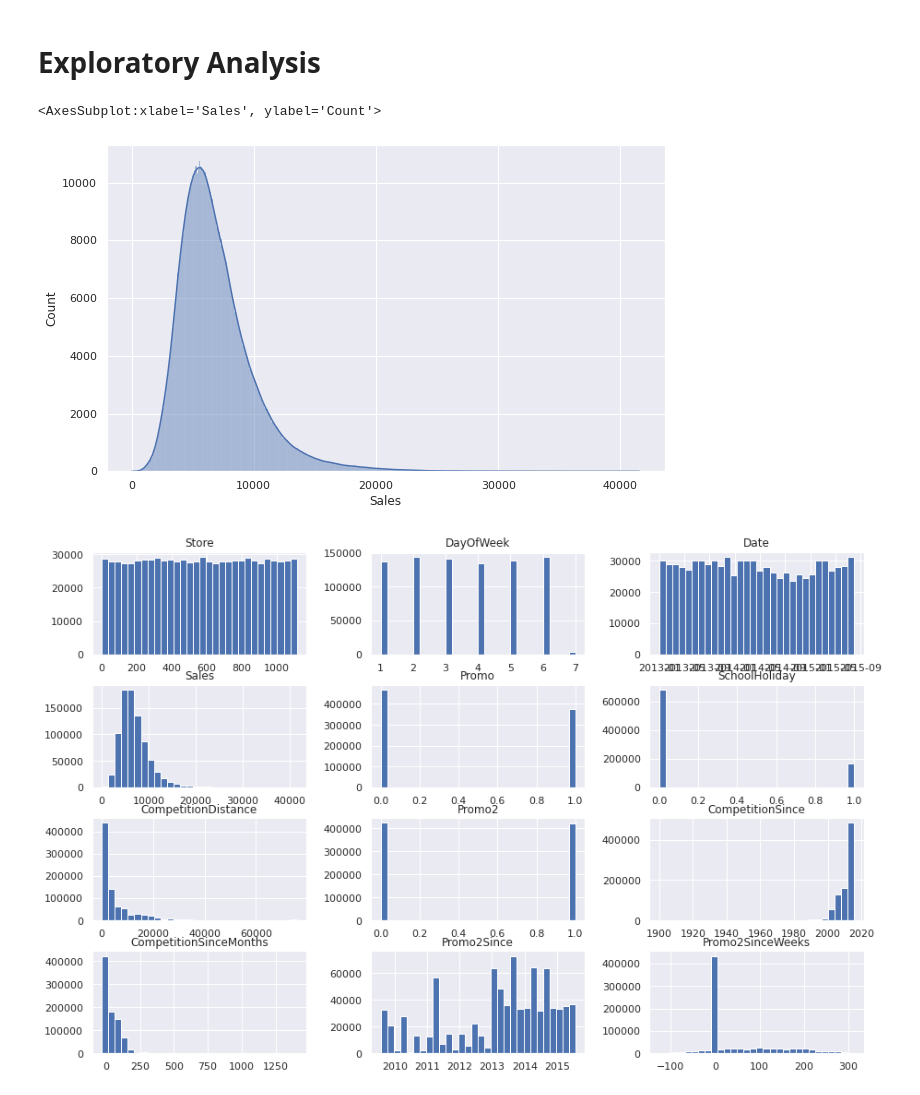
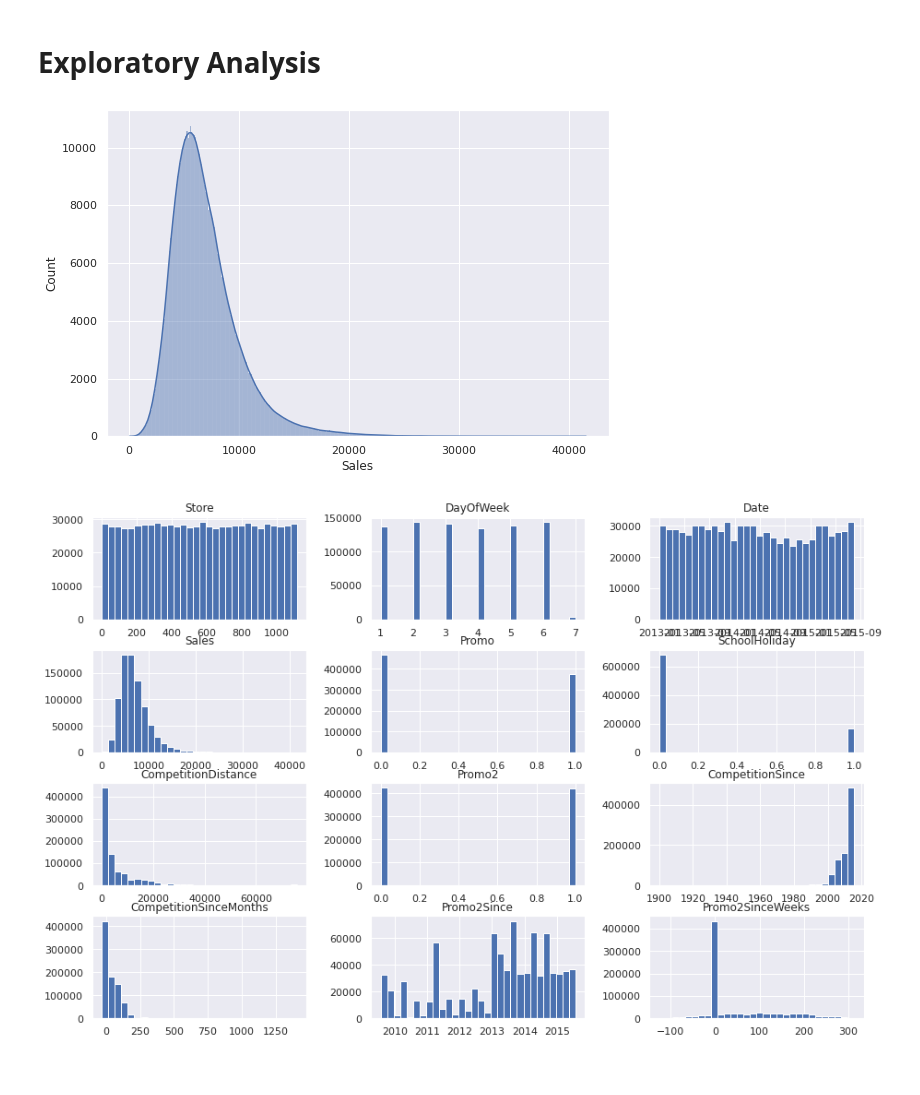
Before and after one commit to brenosakaguti/rossman-sales-prediction, a Jupyter notebook: rossman_sales_prediction.ipynb, the cells around one changed output. Saved outputs shown, nothing was run; the diff lists cells and outputs as text; code cells hidden in the pictures.

```diff
--- a/rossman_sales_prediction.ipynb
+++ b/rossman_sales_prediction.ipynb
@@ -13,3 +14,6 @@ df_store_raw = pd.read_csv("store.csv", low_memory=False)
+# %%
+plt.rcParams["figure.figsize"] = [9,6]
+sns.set_theme()
 # %% [markdown]
 # Data preparation
 # %% [markdown]
@@ -151,11 +156,9 @@ df2.sample(5)
 # %%
 df3 = df2.copy()
 # %%
-fig, ax = plt.subplots(figsize=(10,6))
-sns.histplot(df3["Sales"], kde=True)
+sns.histplot(df3["Sales"], kde=True);
 # %% [output]
-<AxesSubplot:xlabel='Sales', ylabel='Count'>
-[figure, old version]
+[figure, new version]
 # %%
 df3.hist(bins=30,figsize=(15,10));
 # %% [output]
```
Also changed, not shown: parts of 24 cells of this notebook.
